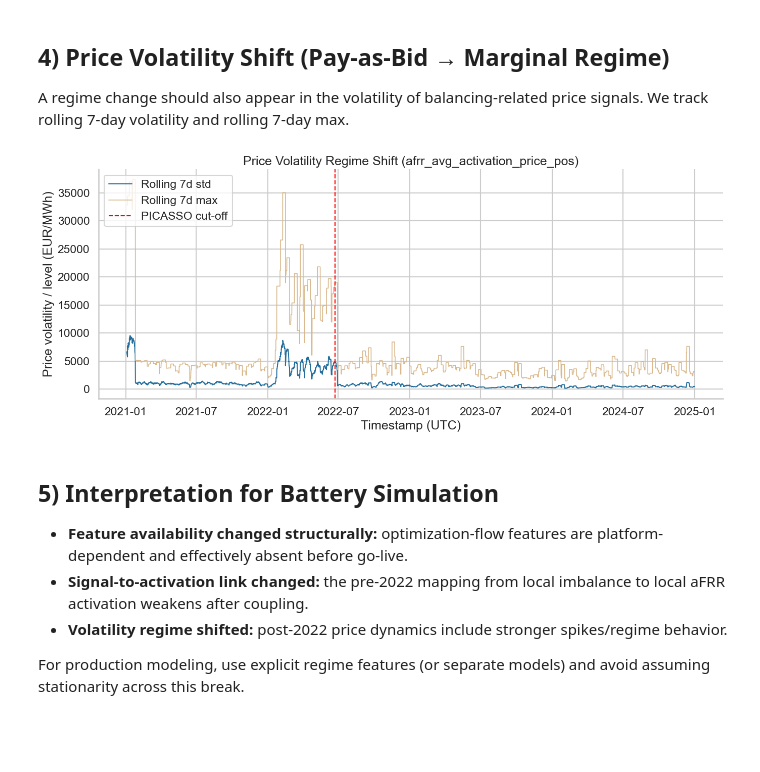
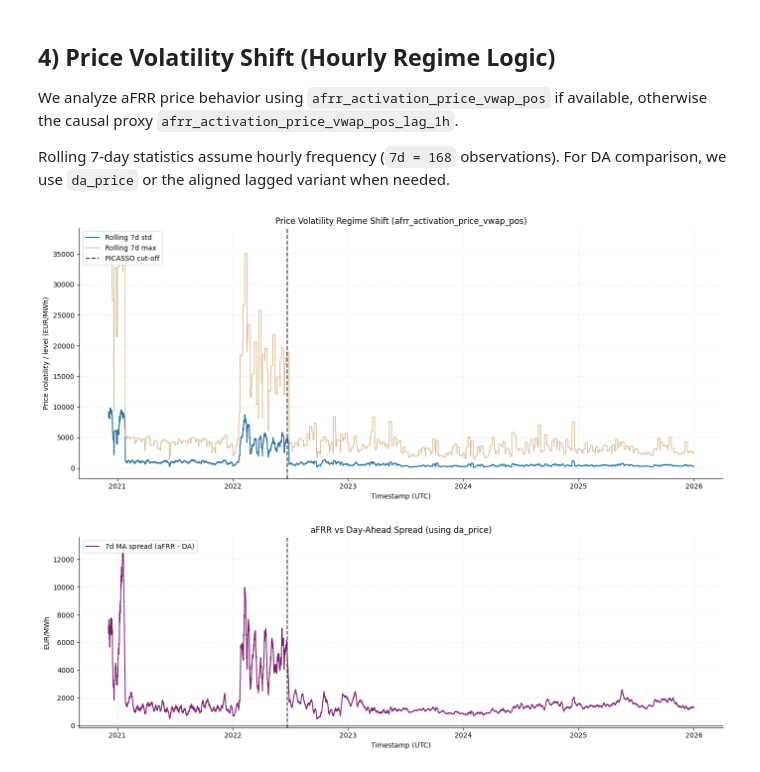
Before and after one commit to lgiesen/energy_trading, a Jupyter notebook: notebooks/04_structural_break_analysis_afrr.ipynb, the cells around one changed output. Drawn from its saved outputs; the diff is of its cells as text; code cells hidden in the pictures; blank space fills up the shorter version.

```diff
--- a/notebooks/04_structural_break_analysis_afrr.ipynb
+++ b/notebooks/04_structural_break_analysis_afrr.ipynb
@@ -131,8 +214,11 @@ neg_col = first_existing(['afrr_activated_mw_neg'])
 if pos_col is None or neg_col is None:
     raise KeyError('Missing aFRR activation columns afrr_activated_mw_pos/neg')
 
-df['abs_nrv_mw'] = df[nrv_col].abs()
-df['local_afrr_activation_mw'] = df[pos_col].fillna(0).abs() + df[neg_col].fillna(0).abs()
+df['abs_nrv_mw'] = pd.to_numeric(df[nrv_col], errors='coerce').abs()
+df['local_afrr_activation_mw'] = (
+    pd.to_numeric(df[pos_col], errors='coerce').fillna(0).abs()
+    + pd.to_numeric(df[neg_col], errors='coerce').fillna(0).abs()
+)
 
 def regime_corr(frame):
     x = frame['abs_nrv_mw']
@@ -184,42 +270,48 @@ plt.show()
 # %% [markdown]
-## 4) Price Volatility Shift (Pay-as-Bid → Marginal Regime)
+## 4) Price Volatility Shift (Hourly Regime Logic)
 
-A regime change should also appear in the volatility of balancing-related price signals. We track rolling 7-day volatility and rolling 7-day max.
+We analyze aFRR price behavior using `afrr_activation_price_vwap_pos` if available,
+otherwise the causal proxy `afrr_activation_price_vwap_pos_lag_1h`.
+
+Rolling 7-day statistics assume hourly frequency (`7d = 168` observations).
+For DA comparison, we use `da_price` or the aligned lagged variant when needed.
 # %%
-price_candidates = [
-    'afrr_activation_marginal_price_pos',
-    'afrr_avg_activation_price_pos',
-    'reBAP_shortage_surplus',
-]
-price_col = next((c for c in price_candidates if c in df.columns), None)
-if price_col is None:
-    raise KeyError(f'No price column found. Tried: {price_candidates}')
-
-p = df[['timestamp_utc', 'market_regime', price_col]].dropna().copy()
-p = p[(p['timestamp_utc'] >= '2021-01-01') & (p['timestamp_utc'] < '2025-01-01')]
+p = df[['timestamp_utc', 'market_regime', PRICE_COL]].dropna().copy()
 p = p.sort_values('timestamp_utc').set_index('timestamp_utc')
 
-# Hourly data => 7 days == 168 observations.
-p['rolling_std_7d'] = p[price_col].rolling(window=24*7, min_periods=24*3).std()
-p['rolling_max_7d'] = p[price_col].rolling(window=24*7, min_periods=24*3).max()
+# Hourly logic: 7 days == 168 observations.
+window_7d = 24 * 7
+min_obs = 24 * 3
+
+p['rolling_std_7d'] = p[PRICE_COL].rolling(window=window_7d, min_periods=min_obs).std()
+p['rolling_max_7d'] = p[PRICE_COL].rolling(window=window_7d, min_periods=min_obs).max()
 
 fig, ax = plt.subplots(figsize=(14, 6))
-ax.plot(p.index, p['rolling_std_7d'], color='#226E9C', linewidth=1.4, label='Rolling 7d std')
-ax.plot(p.index, p['rolling_max_7d'], color='#d9b98d', linewidth=1.2, label='Rolling 7d max')
-ax.axvline(CUT_OFF_UTC, color='red', linestyle='--', linewidth=1.6, label='PICASSO cut-off')
-ax.set_title(f'Price Volatility Regime Shift ({price_col})')
+ax.plot(p.index, p['rolling_std_7d'], color=COLORS['pre'], linewidth=1.5, label='Rolling 7d std')
+ax.plot(p.index, p['rolling_max_7d'], color=COLORS['context'], linewidth=1.2, label='Rolling 7d max')
+ax.axvline(CUT_OFF_UTC, color=COLORS['neutral'], linestyle='--', linewidth=1.6, label='PICASSO cut-off')
+ax.set_title(f'Price Volatility Regime Shift ({PRICE_COL})')
 ax.set_ylabel('Price volatility / level (EUR/MWh)')
 ax.set_xlabel('Timestamp (UTC)')
 ax.legend(loc='upper left')
 plt.tight_layout()
 plt.show()
+
+if DA_COL in df.columns:
+    cmp = df[['timestamp_utc', PRICE_COL, DA_COL]].dropna().copy().sort_values('timestamp_utc').set_index('timestamp_utc')
+    cmp['spread_afrr_da'] = cmp[PRICE_COL] - cmp[DA_COL]
+    cmp['spread_ma_7d'] = cmp['spread_afrr_da'].rolling(window=window_7d, min_periods=min_obs).mean()
+
+    fig, ax = plt.subplots(figsize=(14, 4.8))
+    ax.plot(cmp.index, cmp['spread_ma_7d'], color=COLORS['post'], linewidth=1.4, label='7d MA spread (aFRR - DA)')
+    ax.axvline(CUT_OFF_UTC, color=COLORS['neutral'], linestyle='--', linewidth=1.5)
+    ax.axhline(0.0, color=COLORS['neutral'], linewidth=1.0)
+    ax.set_title('aFRR vs Day-Ahead Spread (using da_price)')
+    ax.set_ylabel('EUR/MWh')
+    ax.set_xlabel('Timestamp (UTC)')
+    ax.legend(loc='upper left')
+    plt.tight_layout()
+    plt.show()
 # %% [output]
-[figure, old version]
+[figure, new version]
+[figure, added]
-# %% [markdown]
-## 5) Interpretation for Battery Simulation
-
-- **Feature availability changed structurally:** optimization-flow features are platform-dependent and effectively absent before go-live.
-- **Signal-to-activation link changed:** the pre-2022 mapping from local imbalance to local aFRR activation weakens after coupling.
-- **Volatility regime shifted:** post-2022 price dynamics include stronger spikes/regime behavior.
-
-For production modeling, use explicit regime features (or separate models) and avoid assuming stationarity across this break.
```
Also changed, not shown: parts of 12 cells of this notebook.
